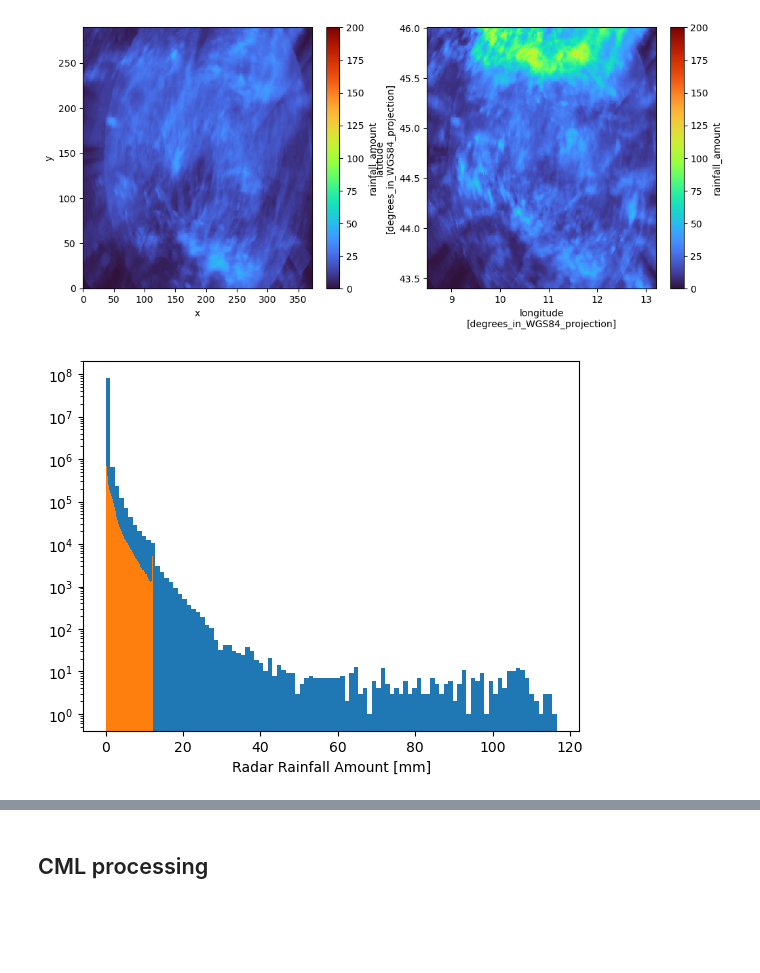
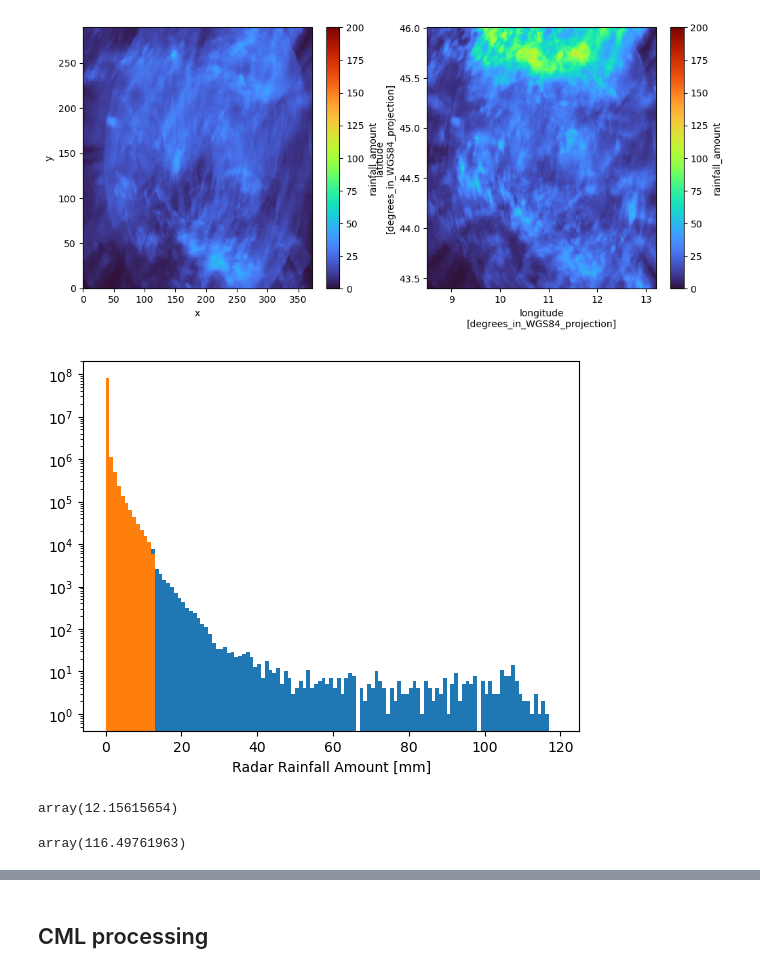
Before and after one commit to cchwala/opensense_example_data, a Jupyter notebook: OpenRainER/notebooks/create_8d_OpenRainER_data.ipynb, the cells around one changed output, grey strips where cells are left out. Drawn from its saved outputs; the diff is of its cells as text; code cells hidden in the pictures; blank space fills up the shorter version.

```diff
--- a/OpenRainER/notebooks/create_8d_OpenRainER_data.ipynb
+++ b/OpenRainER/notebooks/create_8d_OpenRainER_data.ipynb
@@ -224,7 +224,16 @@ ds_radar_adjusted.rainfall_amount.resample(time='1h').mean().sum(dim='time').plo
 <matplotlib.collections.QuadMesh at 0x...>
 [figure]
 # %%
-ds_radar.R_gauge_adjusted.plot.hist(bins=100, yscale='log');
-ds_radar.R.plot.hist(bins=100, yscale='log');
+bins=np.arange(0, 120, 1)
+ds_radar.R_gauge_adjusted.plot.hist(bins=bins, yscale='log');
+ds_radar.R.plot.hist(bins=bins, yscale='log');
 # %% [output]
-[figure, old version]
+[figure, new version]
+# %%
+ds_radar.R.max().data
+# %% [output]
+array(12.15615654)
+# %%
+ds_radar.R_gauge_adjusted.max().data
+# %% [output]
+array(116.49761963)
```
Also changed, not shown: parts of 64 cells of this notebook, 5 other files.
